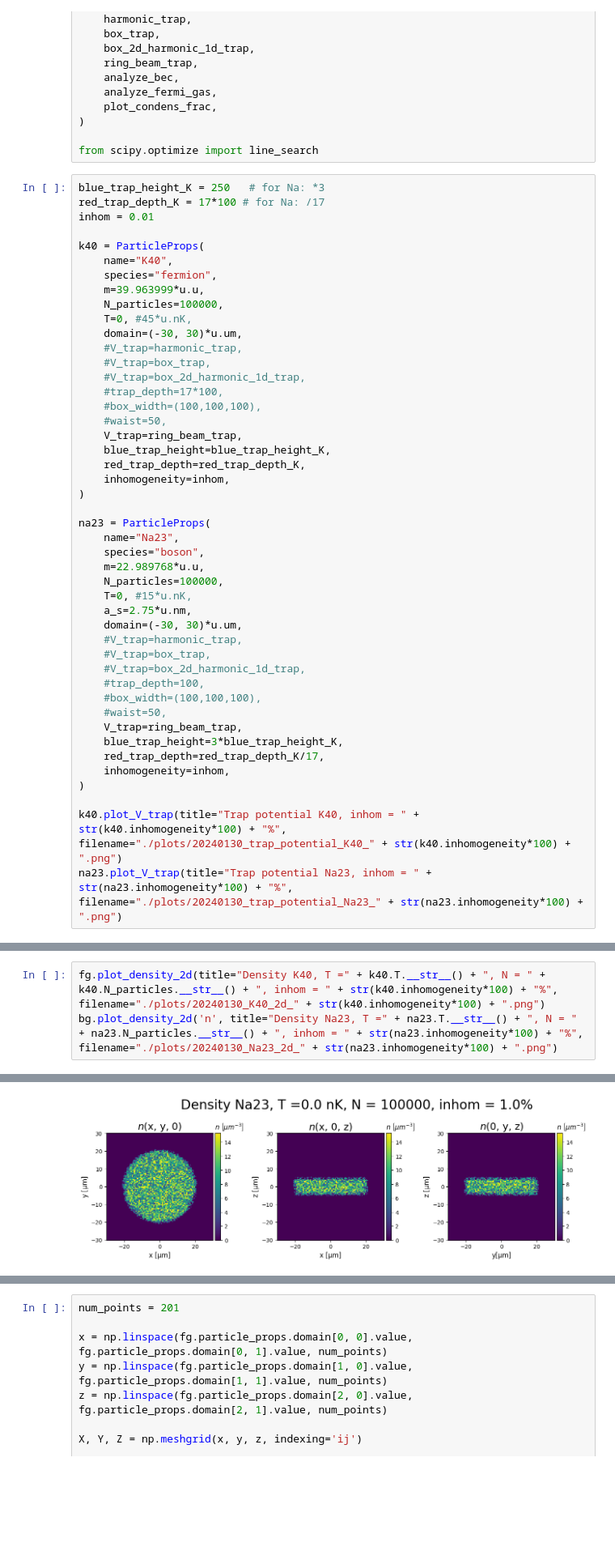
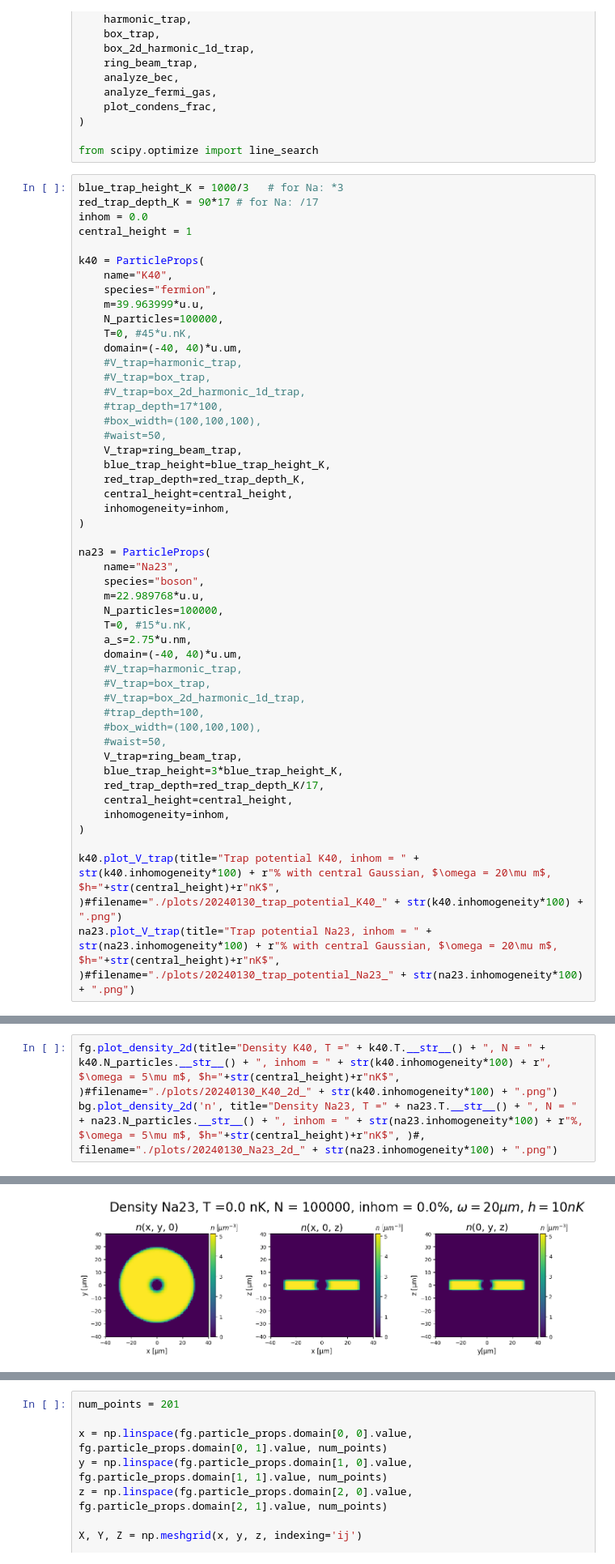
Before and after one commit to lightmat/lightmat, a Jupyter notebook: 20240109_team_meeting.ipynb, the cells around one changed output, grey strips where cells are left out. Shown at 81% size. Drawn from its saved outputs; the diff is of its cells as text; blank space fills up the shorter version.

```diff
--- a/20240109_team_meeting.ipynb
+++ b/20240109_team_meeting.ipynb
@@ -25,9 +25,10 @@ from quantum_statistics import (
 
 from scipy.optimize import line_search
 # %%
-blue_trap_height_K = 250   # for Na: *3
-red_trap_depth_K = 17*100 # for Na: /17
-inhom = 0.01
+blue_trap_height_K = 1000/3   # for Na: *3
+red_trap_depth_K = 90*17 # for Na: /17
+inhom = 0.0
+central_height = 1
 
 k40 = ParticleProps(
     name="K40",
@@ -35,7 +36,7 @@ k40 = ParticleProps(
     m=39.963999*u.u,
     N_particles=100000,
     T=0, #45*u.nK,
-    domain=(-30, 30)*u.um,
+    domain=(-40, 40)*u.um,
     #V_trap=harmonic_trap,
     #V_trap=box_trap,
     #V_trap=box_2d_harmonic_1d_trap,
@@ -45,6 +46,7 @@ k40 = ParticleProps(
     V_trap=ring_beam_trap,
     blue_trap_height=blue_trap_height_K,
     red_trap_depth=red_trap_depth_K,
+    central_height=central_height,
     inhomogeneity=inhom,
 )
 
@@ -55,7 +57,7 @@ na23 = ParticleProps(
     N_particles=100000,
     T=0, #15*u.nK,
     a_s=2.75*u.nm,
-    domain=(-30, 30)*u.um,
+    domain=(-40, 40)*u.um,
     #V_trap=harmonic_trap,
     #V_trap=box_trap,
     #V_trap=box_2d_harmonic_1d_trap,
@@ -65,9 +67,10 @@ na23 = ParticleProps(
     V_trap=ring_beam_trap,
     blue_trap_height=3*blue_trap_height_K,
     red_trap_depth=red_trap_depth_K/17,
+    central_height=central_height,
     inhomogeneity=inhom,
 )
 
-k40.plot_V_trap(title="Trap potential K40, inhom = " + str(k40.inhomogeneity*100) + "%", filename="./plots/20240130_trap_potential_K40_" + str(k40.inhomogeneity*100) + ".png")
-na23.plot_V_trap(title="Trap potential Na23, inhom = " + str(na23.inhomogeneity*100) + "%", filename="./plots/20240130_trap_potential_Na23_" + str(na23.inhomogeneity*100) + ".png")
+k40.plot_V_trap(title="Trap potential K40, inhom = " + str(k40.inhomogeneity*100) + r"% with central Gaussian, $\omega = 20\mu m$, $h="+str(central_height)+r"nK$", )#filename="./plots/20240130_trap_potential_K40_" + str(k40.inhomogeneity*100) + ".png")
+na23.plot_V_trap(title="Trap potential Na23, inhom = " + str(na23.inhomogeneity*100) + r"% with central Gaussian, $\omega = 20\mu m$, $h="+str(central_height)+r"nK$", )#filename="./plots/20240130_trap_potential_Na23_" + str(na23.inhomogeneity*100) + ".png")
 # %% [output]
@@ -90,4 +93,4 @@ Convergence reached after 49 iterations.
 # %%
-fg.plot_density_2d(title="Density K40, T =" + k40.T.__str__() + ", N = " + k40.N_particles.__str__() + ", inhom = " + str(k40.inhomogeneity*100) + "%", filename="./plots/20240130_K40_2d_" + str(k40.inhomogeneity*100) + ".png")
-bg.plot_density_2d('n', title="Density Na23, T =" + na23.T.__str__() + ", N = " + na23.N_particles.__str__() + ", inhom = " + str(na23.inhomogeneity*100) + "%", filename="./plots/20240130_Na23_2d_" + str(na23.inhomogeneity*100) + ".png")
+fg.plot_density_2d(title="Density K40, T =" + k40.T.__str__() + ", N = " + k40.N_particles.__str__() + ", inhom = " + str(k40.inhomogeneity*100) + r", $\omega = 5\mu m$, $h="+str(central_height)+r"nK$", )#filename="./plots/20240130_K40_2d_" + str(k40.inhomogeneity*100) + ".png")
+bg.plot_density_2d('n', title="Density Na23, T =" + na23.T.__str__() + ", N = " + na23.N_particles.__str__() + ", inhom = " + str(na23.inhomogeneity*100) + r"%, $\omega = 5\mu m$, $h="+str(central_height)+r"nK$", )#, filename="./plots/20240130_Na23_2d_" + str(na23.inhomogeneity*100) + ".png")
 # %% [output]
@@ -95 +98 @@ bg.plot_density_2d('n', title="Density Na23, T =" + na23.T.__str__() + ", N = "
-[figure, old version]
+[figure, new version]
```
Also changed, not shown: parts of 8 cells of this notebook, 13 other files.
